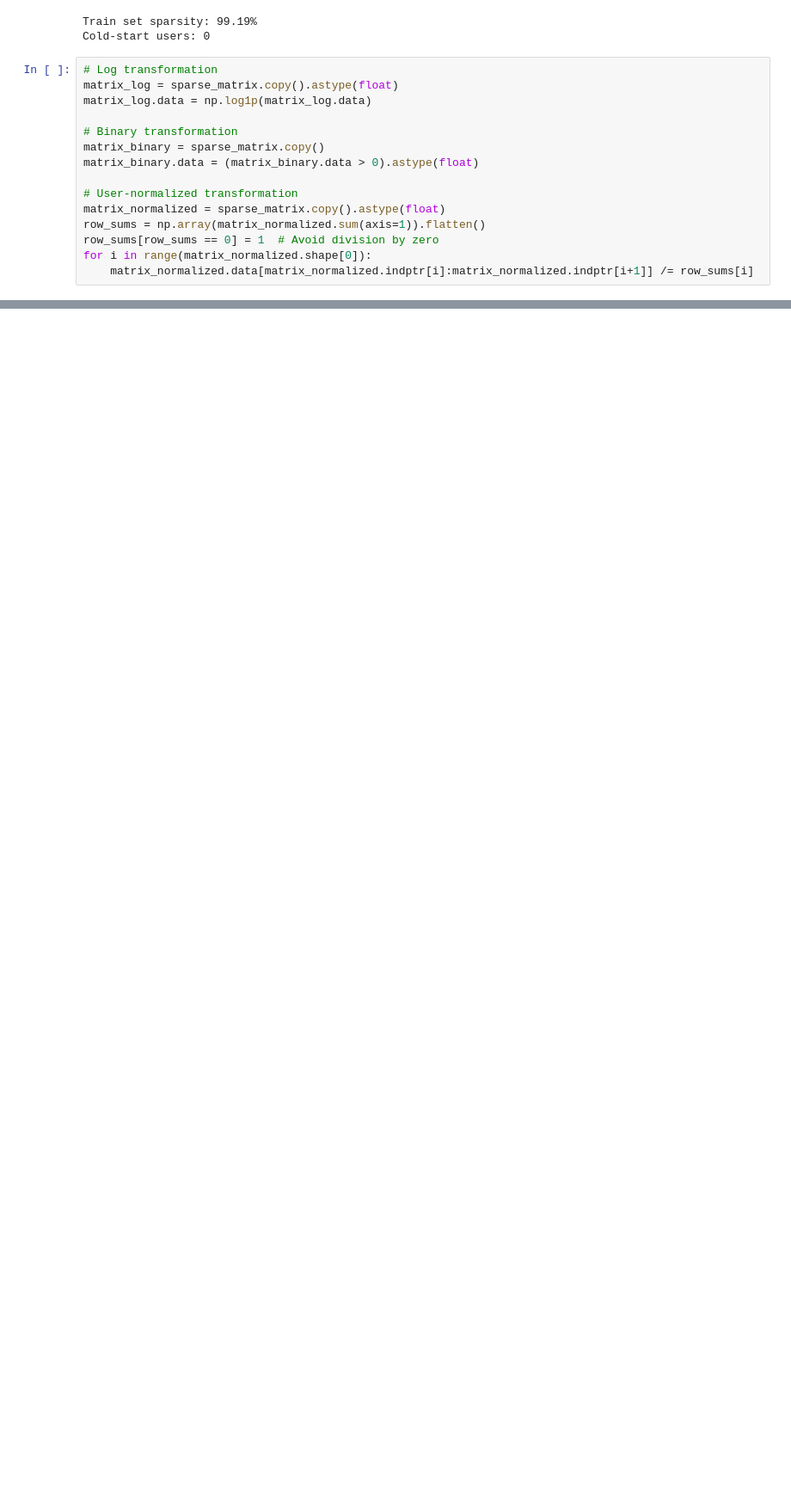
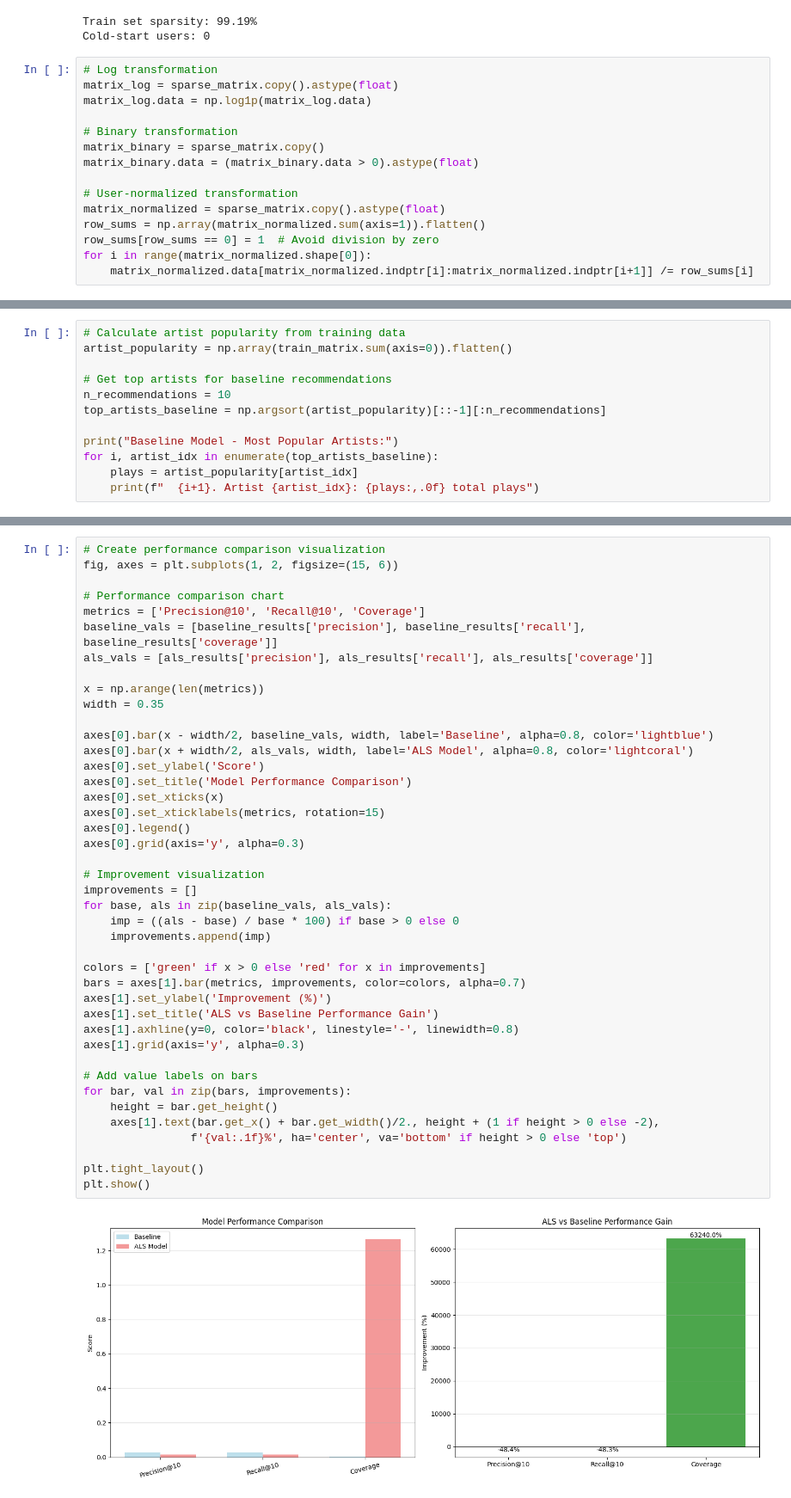
Before and after one commit to mkuangdotcom/Music_Recommendation_System, a Jupyter notebook: User_Centric_Approach_to__Music_Recommendations.ipynb, the cells around one changed output, grey strips where cells are left out. Shown: that part at 86% size. Cells and saved outputs as stored; diff of their text form; blank space fills up the shorter version.

Commit message:
Data Modelling

```diff
--- a/User_Centric_Approach_to__Music_Recommendations.ipynb
+++ b/User_Centric_Approach_to__Music_Recommendations.ipynb
@@ -221,0 +277,12 @@ for i in range(matrix_normalized.shape[0]):
+# %%
+# Calculate artist popularity from training data
+artist_popularity = np.array(train_matrix.sum(axis=0)).flatten()
+
+# Get top artists for baseline recommendations
+n_recommendations = 10
+top_artists_baseline = np.argsort(artist_popularity)[::-1][:n_recommendations]
+
+print("Baseline Model - Most Popular Artists:")
+for i, artist_idx in enumerate(top_artists_baseline):
+    plays = artist_popularity[artist_idx]
+    print(f"  {i+1}. Artist {artist_idx}: {plays:,.0f} total plays")
@@ -221,0 +507,44 @@ for i in range(matrix_normalized.shape[0]):
+# %%
+# Create performance comparison visualization
+fig, axes = plt.subplots(1, 2, figsize=(15, 6))
+
+# Performance comparison chart
+metrics = ['Precision@10', 'Recall@10', 'Coverage']
+baseline_vals = [baseline_results['precision'], baseline_results['recall'], baseline_results['coverage']]
+als_vals = [als_results['precision'], als_results['recall'], als_results['coverage']]
+
+x = np.arange(len(metrics))
+width = 0.35
+
+axes[0].bar(x - width/2, baseline_vals, width, label='Baseline', alpha=0.8, color='lightblue')
+axes[0].bar(x + width/2, als_vals, width, label='ALS Model', alpha=0.8, color='lightcoral')
+axes[0].set_ylabel('Score')
+axes[0].set_title('Model Performance Comparison')
+axes[0].set_xticks(x)
+axes[0].set_xticklabels(metrics, rotation=15)
+axes[0].legend()
+axes[0].grid(axis='y', alpha=0.3)
+
+# Improvement visualization
+improvements = []
+for base, als in zip(baseline_vals, als_vals):
+    imp = ((als - base) / base * 100) if base > 0 else 0
+    improvements.append(imp)
+
+colors = ['green' if x > 0 else 'red' for x in improvements]
+bars = axes[1].bar(metrics, improvements, color=colors, alpha=0.7)
+axes[1].set_ylabel('Improvement (%)')
+axes[1].set_title('ALS vs Baseline Performance Gain')
+axes[1].axhline(y=0, color='black', linestyle='-', linewidth=0.8)
+axes[1].grid(axis='y', alpha=0.3)
+
+# Add value labels on bars
+for bar, val in zip(bars, improvements):
+    height = bar.get_height()
+    axes[1].text(bar.get_x() + bar.get_width()/2., height + (1 if height > 0 else -2),
+                f'{val:.1f}%', ha='center', va='bottom' if height > 0 else 'top')
+
+plt.tight_layout()
+plt.show()
+# %% [output]
+[figure, added]
```
Also changed, not shown: parts of 19 cells of this notebook.
